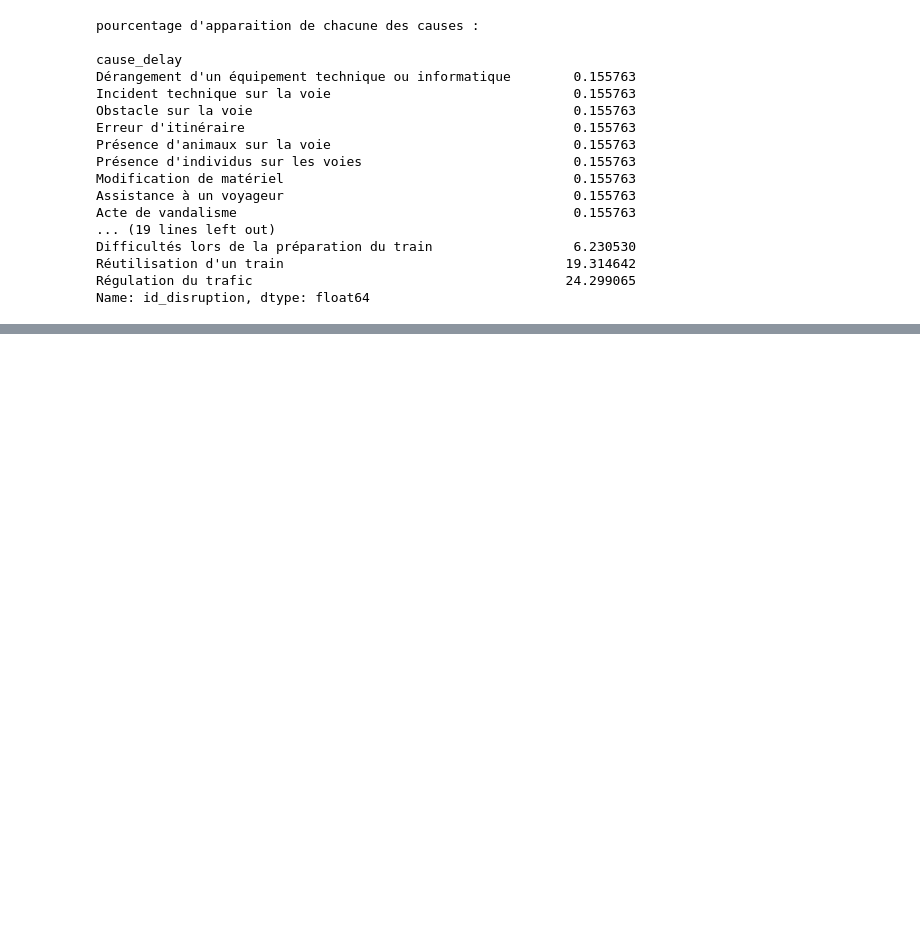
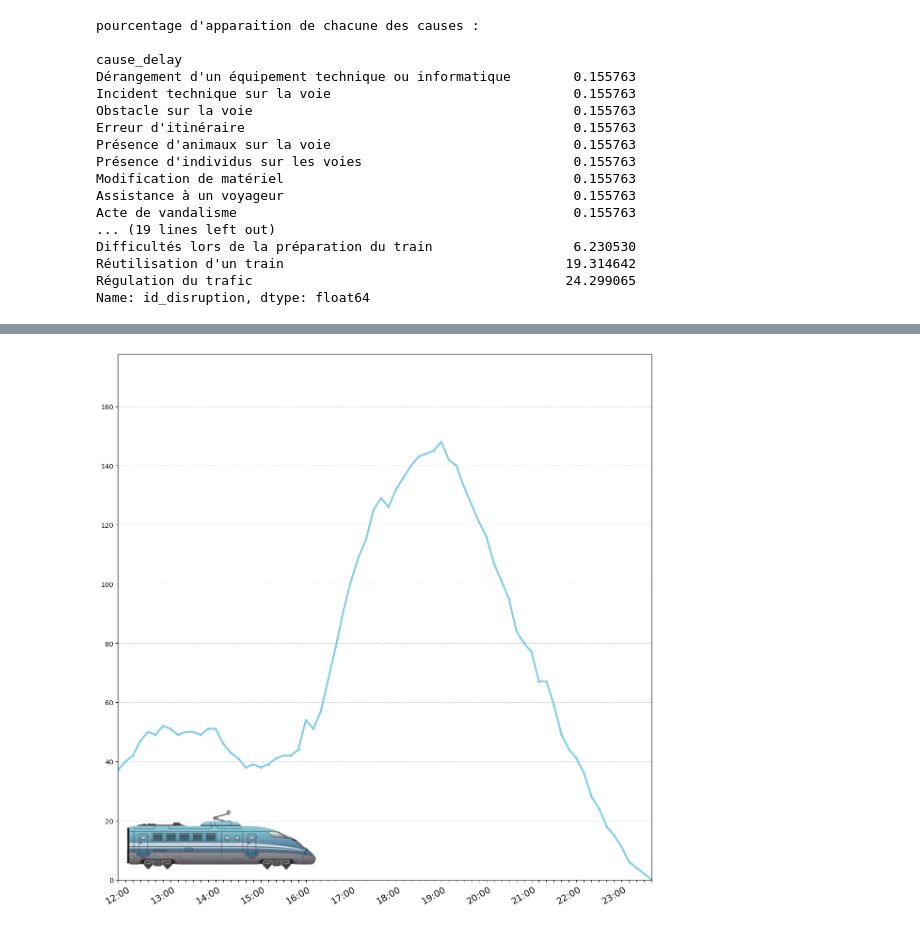
Before and after one commit to KylianSts/Perturbations_transport_public, a Jupyter notebook: TGV_TER_database_analysis.ipynb, the cells around one changed output, grey strips where cells are left out. Saved outputs shown, nothing was run; the diff lists cells and outputs as text; code cells hidden in the pictures; blank space fills up the shorter version.

```diff
--- a/TGV_TER_database_analysis.ipynb
+++ b/TGV_TER_database_analysis.ipynb
@@ -752,3 +771,28 @@ plt.show()
+# %%
+disrupiton_by_ten_1 = disrupiton_by_ten[72:]
+plt.figure(figsize=(12, 12))
+plt.plot(range(len(disrupiton_by_ten_1)), disrupiton_by_ten_1, c='skyblue', lw=3, marker='o', markersize=3)
+
+plt.xticks(range(len(disrupiton_by_ten_1)), hours_intervals_name[72:], rotation=30, fontsize=14)
+
+plt.grid(True, linestyle='--', alpha=0.6, axis='y')
+plt.gca().set_facecolor('white')
+plt.tight_layout()
+
+plt.xlim(0, len(disrupiton_by_ten_1)-1)
+max_y_value = max(disrupiton_by_ten)*1.2
+plt.ylim(0, max_y_value)
+
+img = mpimg.imread('Data/Train_wb.png')
+imagebox = OffsetImage(img, zoom=0.8)
+ab = AnnotationBbox(imagebox, (15, 15), frameon=False)
+plt.gca().add_artist(ab)
+
+plt.savefig("Perturbation_journée_part2.png", dpi=300)
+
+plt.show()
+# %% [output]
+[figure, added]
 # %%
 # Metrre en avant la premiere perturbation de la journée avec les infos deja collecté
 # Mettre à certaine horraire des causes de perturbation
```
Also changed, not shown: parts of 4 cells of this notebook.
